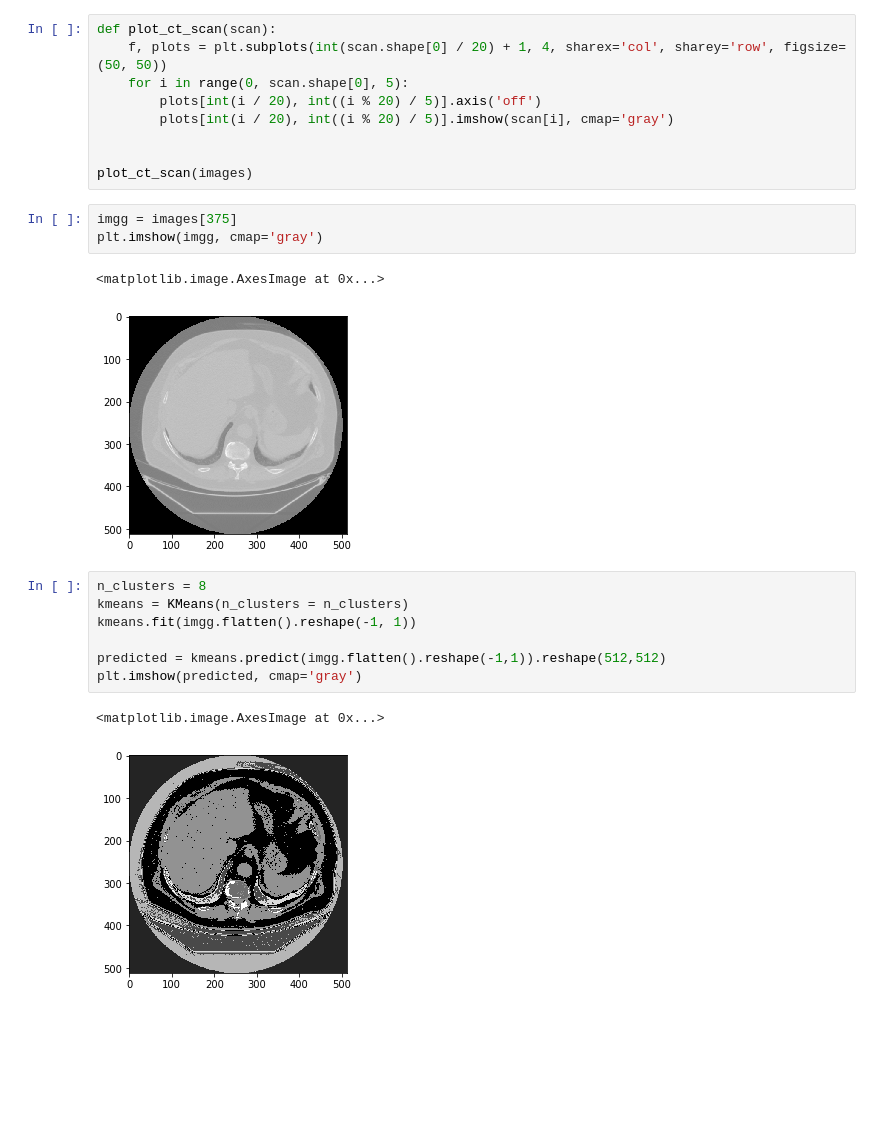
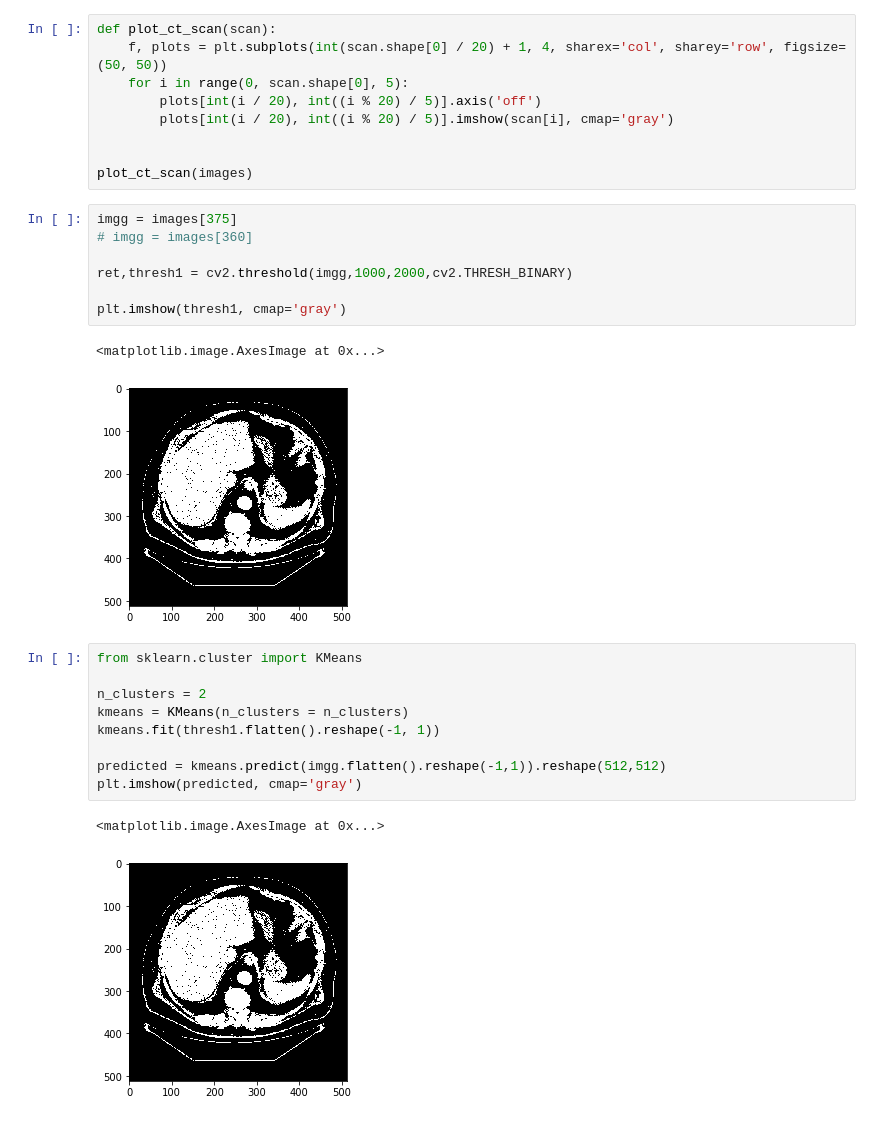
Before and after one commit to IUCVLab/ctscan, a Jupyter notebook: Aorta Segmentation of CT scan Images.ipynb, the cells around one changed output. Saved outputs shown, nothing was run; the diff lists cells and outputs as text; blank space fills up the shorter version.

```diff
--- a/Aorta Segmentation of CT scan Images.ipynb
+++ b/Aorta Segmentation of CT scan Images.ipynb
@@ -50,20 +50,26 @@ def plot_ct_scan(scan):
 plot_ct_scan(images)
 # %%
 imgg = images[375]
-plt.imshow(imgg, cmap='gray')
+# imgg = images[360]
+
+ret,thresh1 = cv2.threshold(imgg,1000,2000,cv2.THRESH_BINARY)
+
+plt.imshow(thresh1, cmap='gray')
 # %% [output]
 <matplotlib.image.AxesImage at 0x...>
-[figure, old version]
+[figure, new version]
 # %%
-n_clusters = 8
+from sklearn.cluster import KMeans
+
+n_clusters = 2
 kmeans = KMeans(n_clusters = n_clusters)
-kmeans.fit(imgg.flatten().reshape(-1, 1))
+kmeans.fit(thresh1.flatten().reshape(-1, 1))
 
 predicted = kmeans.predict(imgg.flatten().reshape(-1,1)).reshape(512,512)
 plt.imshow(predicted, cmap='gray')
 # %% [output]
 <matplotlib.image.AxesImage at 0x...>
-[figure, old version]
+[figure, new version]
 # %%
 distances = []
 
```
Also changed, not shown: parts of 5 cells of this notebook.
